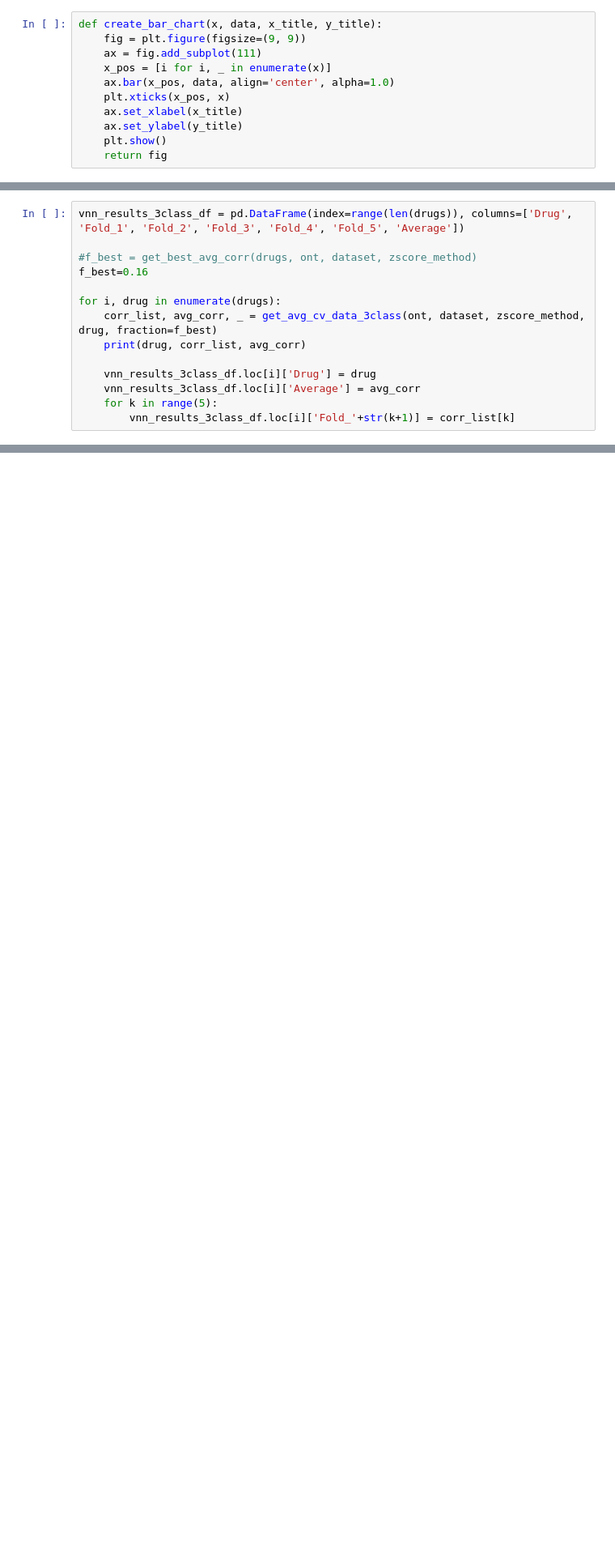
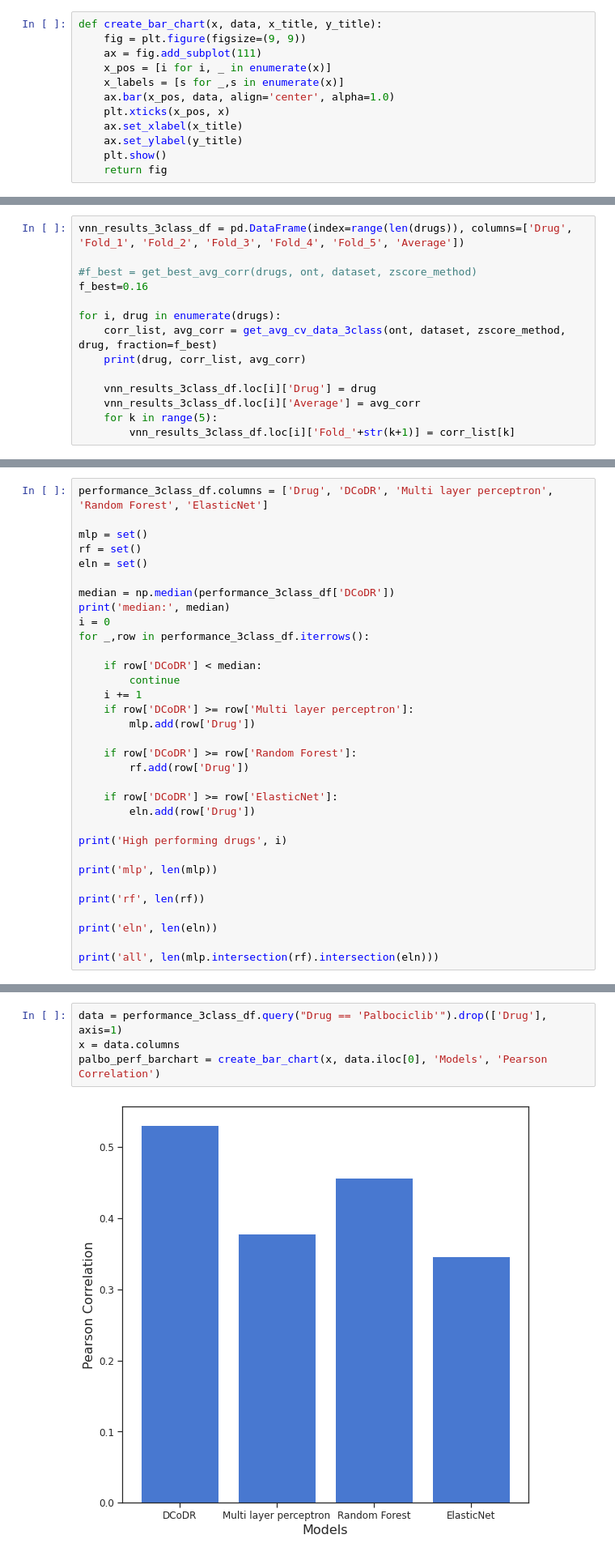
Before and after one commit to aksinghal5590/dcodr, a Jupyter notebook: notebooks/model_comparison.ipynb, the cells around one changed output, grey strips where cells are left out. Shown at 81% size. Saved outputs shown, nothing was run; the diff lists cells and outputs as text; blank space fills up the shorter version.

```diff
--- a/notebooks/model_comparison.ipynb
+++ b/notebooks/model_comparison.ipynb
@@ -192,6 +217,7 @@ def create_bar_chart(x, data, x_title, y_title):
     fig = plt.figure(figsize=(9, 9))
     ax = fig.add_subplot(111)
     x_pos = [i for i, _ in enumerate(x)]
+    x_labels = [s for _,s in enumerate(x)]
     ax.bar(x_pos, data, align='center', alpha=1.0)
     plt.xticks(x_pos, x)
     ax.set_xlabel(x_title)
@@ -526,7 +726,7 @@ vnn_results_3class_df = pd.DataFrame(index=range(len(drugs)), columns=['Drug', '
 f_best=0.16
 
 for i, drug in enumerate(drugs):
-    corr_list, avg_corr, _ = get_avg_cv_data_3class(ont, dataset, zscore_method, drug, fraction=f_best)
+    corr_list, avg_corr = get_avg_cv_data_3class(ont, dataset, zscore_method, drug, fraction=f_best)
     print(drug, corr_list, avg_corr)
 
     vnn_results_3class_df.loc[i]['Drug'] = drug
@@ -654,6 +883,39 @@ y_title = 'Drug'
 all_models_3class_fig = all_models_scatterplot(performance_3class_df, x_title, y_title)
 # %%
 all_models_3class_fig.savefig('../plots/baseline_performance_comparison.svg')
+# %%
+performance_3class_df.columns = ['Drug', 'DCoDR', 'Multi layer perceptron', 'Random Forest', 'ElasticNet']
+
+mlp = set()
+rf = set()
+eln = set()
+
+median = np.median(performance_3class_df['DCoDR'])
+print('median:', median)
+i = 0
+for _,row in performance_3class_df.iterrows():
+
+    if row['DCoDR'] < median:
+        continue
+    i += 1
+    if row['DCoDR'] >= row['Multi layer perceptron']:
+        mlp.add(row['Drug'])
+
+    if row['DCoDR'] >= row['Random Forest']:
+        rf.add(row['Drug'])
+
+    if row['DCoDR'] >= row['ElasticNet']:
+        eln.add(row['Drug'])
+
+print('High performing drugs', i)
+
+print('mlp', len(mlp))
+
+print('rf', len(rf))
+
+print('eln', len(eln))
+
+print('all', len(mlp.intersection(rf).intersection(eln)))
 # %%
 boxplot_3class_df = pd.DataFrame({
     "D-CoDR": vnn_results_3class_df['Average'],
@@ -667,0 +930,6 @@ boxplot.savefig('../plots/boxplot_comparison_2022-02-28.svg')
+# %%
+data = performance_3class_df.query("Drug == 'Palbociclib'").drop(['Drug'], axis=1)
+x = data.columns
+palbo_perf_barchart = create_bar_chart(x, data.iloc[0], 'Models', 'Pearson Correlation')
+# %% [output]
+[figure, added]
```
Also changed, not shown: parts of 39 cells of this notebook, 19 other files.
